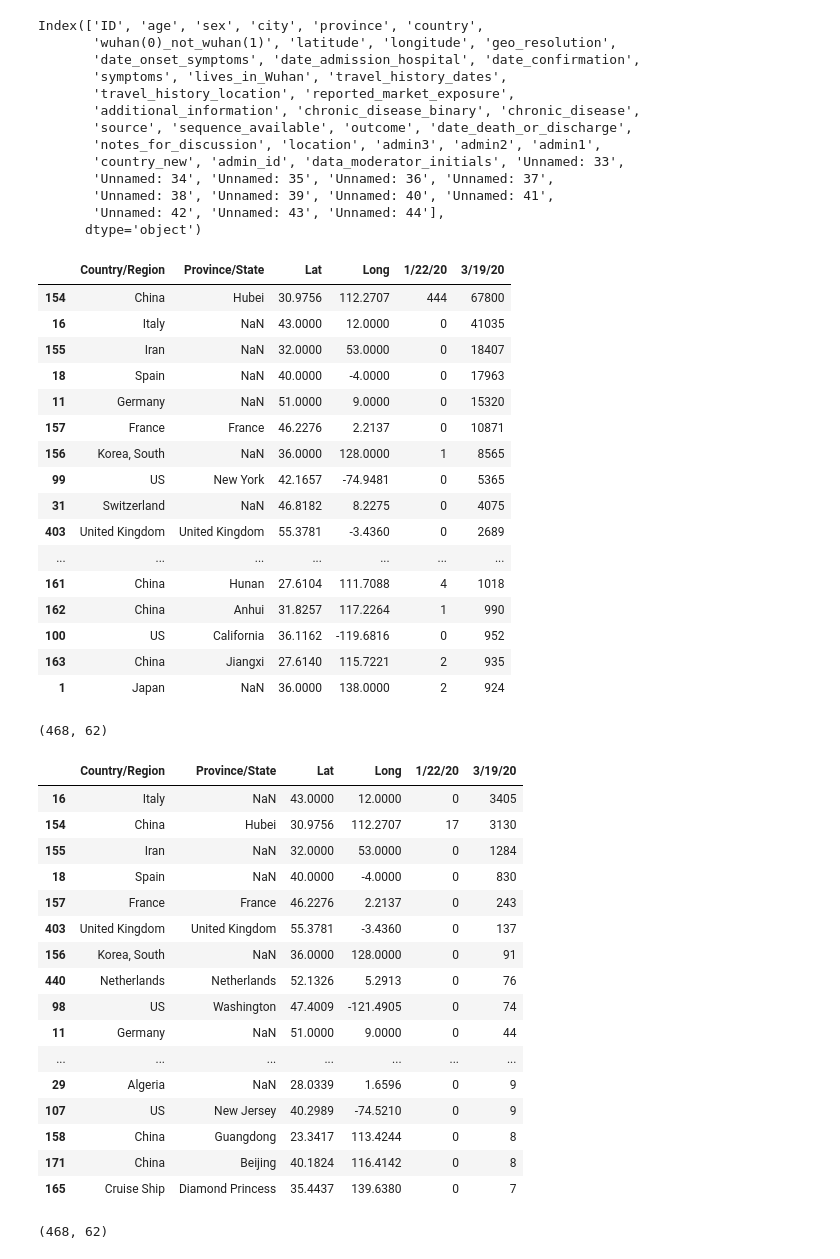
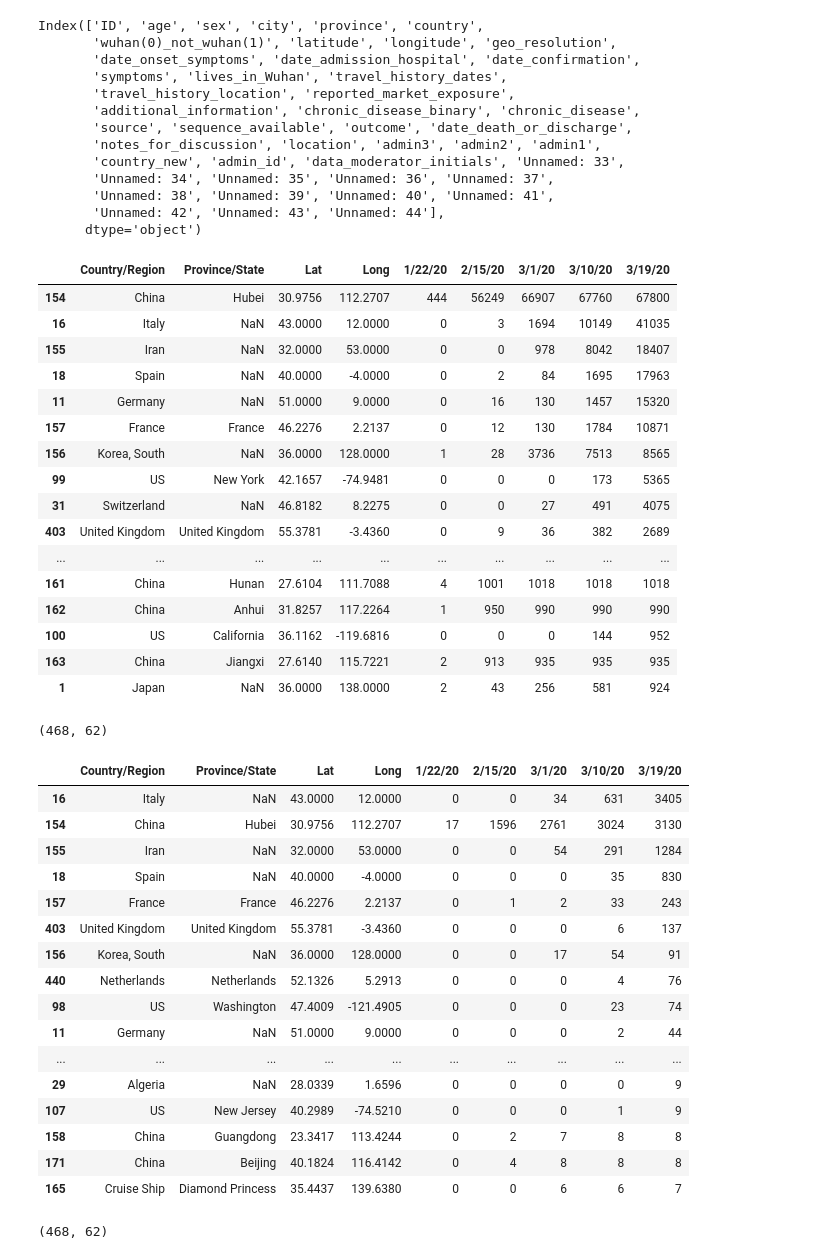
Before and after one commit to ianforrest11/covid_exploration, a Jupyter notebook: initial_exploration.ipynb, the cells around one changed output. Cells and saved outputs as stored; diff of their text form; code cells hidden in the pictures.

```diff
--- a/initial_exploration.ipynb
+++ b/initial_exploration.ipynb
@@ -117,26 +114,26 @@ Index(['ID', 'age', 'sex', 'city', 'province', 'country',
 # %%
 df3 = pd.read_csv('/Users/ianforrest/Downloads/novel-corona-virus-2019-dataset/time_series_covid_19_confirmed.csv')
 df3 = df3.sort_values(by=['3/19/20'], ascending=False)
-df3 = df3[['Country/Region','Province/State', 'Lat', 'Long', '1/22/20', '3/19/20']]
+df3 = df3[['Country/Region', 'Province/State','Lat', 'Long', '1/22/20', '2/15/20', '3/1/20','3/10/20','3/19/20']]
 df3.head(25)
 # %% [output]
-|  | Country/Region | Province/State | Lat | Long | 1/22/20 | 3/19/20 |
-| 154 | China | Hubei | 30.9756 | 112.2707 | 444 | 67800 |
-| 16 | Italy | NaN | 43.0000 | 12.0000 | 0 | 41035 |
-| 155 | Iran | NaN | 32.0000 | 53.0000 | 0 | 18407 |
-| 18 | Spain | NaN | 40.0000 | -4.0000 | 0 | 17963 |
-| 11 | Germany | NaN | 51.0000 | 9.0000 | 0 | 15320 |
-| 157 | France | France | 46.2276 | 2.2137 | 0 | 10871 |
-| 156 | Korea, South | NaN | 36.0000 | 128.0000 | 1 | 8565 |
-| 99 | US | New York | 42.1657 | -74.9481 | 0 | 5365 |
-| 31 | Switzerland | NaN | 46.8182 | 8.2275 | 0 | 4075 |
-| 403 | United Kingdom | United Kingdom | 55.3781 | -3.4360 | 0 | 2689 |
-| ... | ... | ... | ... | ... | ... | ... |
-| 161 | China | Hunan | 27.6104 | 111.7088 | 4 | 1018 |
-| 162 | China | Anhui | 31.8257 | 117.2264 | 1 | 990 |
-| 100 | US | California | 36.1162 | -119.6816 | 0 | 952 |
-| 163 | China | Jiangxi | 27.6140 | 115.7221 | 2 | 935 |
-| 1 | Japan | NaN | 36.0000 | 138.0000 | 2 | 924 |
+|  | Country/Region | Province/State | Lat | Long | 1/22/20 | 2/15/20 | 3/1/20 | 3/10/20 | 3/19/20 |
+| 154 | China | Hubei | 30.9756 | 112.2707 | 444 | 56249 | 66907 | 67760 | 67800 |
+| 16 | Italy | NaN | 43.0000 | 12.0000 | 0 | 3 | 1694 | 10149 | 41035 |
+| 155 | Iran | NaN | 32.0000 | 53.0000 | 0 | 0 | 978 | 8042 | 18407 |
+| 18 | Spain | NaN | 40.0000 | -4.0000 | 0 | 2 | 84 | 1695 | 17963 |
+| 11 | Germany | NaN | 51.0000 | 9.0000 | 0 | 16 | 130 | 1457 | 15320 |
+| 157 | France | France | 46.2276 | 2.2137 | 0 | 12 | 130 | 1784 | 10871 |
+| 156 | Korea, South | NaN | 36.0000 | 128.0000 | 1 | 28 | 3736 | 7513 | 8565 |
+| 99 | US | New York | 42.1657 | -74.9481 | 0 | 0 | 0 | 173 | 5365 |
+| 31 | Switzerland | NaN | 46.8182 | 8.2275 | 0 | 0 | 27 | 491 | 4075 |
+| 403 | United Kingdom | United Kingdom | 55.3781 | -3.4360 | 0 | 9 | 36 | 382 | 2689 |
+| ... | ... | ... | ... | ... | ... | ... | ... | ... | ... |
+| 161 | China | Hunan | 27.6104 | 111.7088 | 4 | 1001 | 1018 | 1018 | 1018 |
+| 162 | China | Anhui | 31.8257 | 117.2264 | 1 | 950 | 990 | 990 | 990 |
+| 100 | US | California | 36.1162 | -119.6816 | 0 | 0 | 0 | 144 | 952 |
+| 163 | China | Jiangxi | 27.6140 | 115.7221 | 2 | 913 | 935 | 935 | 935 |
+| 1 | Japan | NaN | 36.0000 | 138.0000 | 2 | 43 | 256 | 581 | 924 |
 # %%
 df3.shape
 # %% [output]
@@ -144,26 +141,26 @@ df3.shape
 # %%
 df4 = pd.read_csv('/Users/ianforrest/Downloads/novel-corona-virus-2019-dataset/time_series_covid_19_deaths.csv')
 df4 = df4.sort_values(by=['3/19/20'], ascending=False)
-df4 = df4[['Country/Region', 'Province/State','Lat', 'Long', '1/22/20', '3/19/20']]
+df4 = df4[['Country/Region', 'Province/State','Lat', 'Long', '1/22/20', '2/15/20', '3/1/20','3/10/20','3/19/20']]
 df4.head(30)
 # %% [output]
-|  | Country/Region | Province/State | Lat | Long | 1/22/20 | 3/19/20 |
-| 16 | Italy | NaN | 43.0000 | 12.0000 | 0 | 3405 |
-| 154 | China | Hubei | 30.9756 | 112.2707 | 17 | 3130 |
-| 155 | Iran | NaN | 32.0000 | 53.0000 | 0 | 1284 |
-| 18 | Spain | NaN | 40.0000 | -4.0000 | 0 | 830 |
-| 157 | France | France | 46.2276 | 2.2137 | 0 | 243 |
-| 403 | United Kingdom | United Kingdom | 55.3781 | -3.4360 | 0 | 137 |
-| 156 | Korea, South | NaN | 36.0000 | 128.0000 | 0 | 91 |
-| 440 | Netherlands | Netherlands | 52.1326 | 5.2913 | 0 | 76 |
-| 98 | US | Washington | 47.4009 | -121.4905 | 0 | 74 |
-| 11 | Germany | NaN | 51.0000 | 9.0000 | 0 | 44 |
-| ... | ... | ... | ... | ... | ... | ... |
-| 29 | Algeria | NaN | 28.0339 | 1.6596 | 0 | 9 |
-| 107 | US | New Jersey | 40.2989 | -74.5210 | 0 | 9 |
-| 158 | China | Guangdong | 23.3417 | 113.4244 | 0 | 8 |
-| 171 | China | Beijing | 40.1824 | 116.4142 | 0 | 8 |
-| 165 | Cruise Ship | Diamond Princess | 35.4437 | 139.6380 | 0 | 7 |
+|  | Country/Region | Province/State | Lat | Long | 1/22/20 | 2/15/20 | 3/1/20 | 3/10/20 | 3/19/20 |
+| 16 | Italy | NaN | 43.0000 | 12.0000 | 0 | 0 | 34 | 631 | 3405 |
+| 154 | China | Hubei | 30.9756 | 112.2707 | 17 | 1596 | 2761 | 3024 | 3130 |
+| 155 | Iran | NaN | 32.0000 | 53.0000 | 0 | 0 | 54 | 291 | 1284 |
+| 18 | Spain | NaN | 40.0000 | -4.0000 | 0 | 0 | 0 | 35 | 830 |
+| 157 | France | France | 46.2276 | 2.2137 | 0 | 1 | 2 | 33 | 243 |
+| 403 | United Kingdom | United Kingdom | 55.3781 | -3.4360 | 0 | 0 | 0 | 6 | 137 |
+| 156 | Korea, South | NaN | 36.0000 | 128.0000 | 0 | 0 | 17 | 54 | 91 |
+| 440 | Netherlands | Netherlands | 52.1326 | 5.2913 | 0 | 0 | 0 | 4 | 76 |
+| 98 | US | Washington | 47.4009 | -121.4905 | 0 | 0 | 0 | 23 | 74 |
+| 11 | Germany | NaN | 51.0000 | 9.0000 | 0 | 0 | 0 | 2 | 44 |
+| ... | ... | ... | ... | ... | ... | ... | ... | ... | ... |
+| 29 | Algeria | NaN | 28.0339 | 1.6596 | 0 | 0 | 0 | 0 | 9 |
+| 107 | US | New Jersey | 40.2989 | -74.5210 | 0 | 0 | 0 | 1 | 9 |
+| 158 | China | Guangdong | 23.3417 | 113.4244 | 0 | 2 | 7 | 8 | 8 |
+| 171 | China | Beijing | 40.1824 | 116.4142 | 0 | 4 | 8 | 8 | 8 |
+| 165 | Cruise Ship | Diamond Princess | 35.4437 | 139.6380 | 0 | 0 | 6 | 6 | 7 |
 # %%
 df4.shape
 # %% [output]
```
Also changed, not shown: parts of 2 cells of this notebook.
